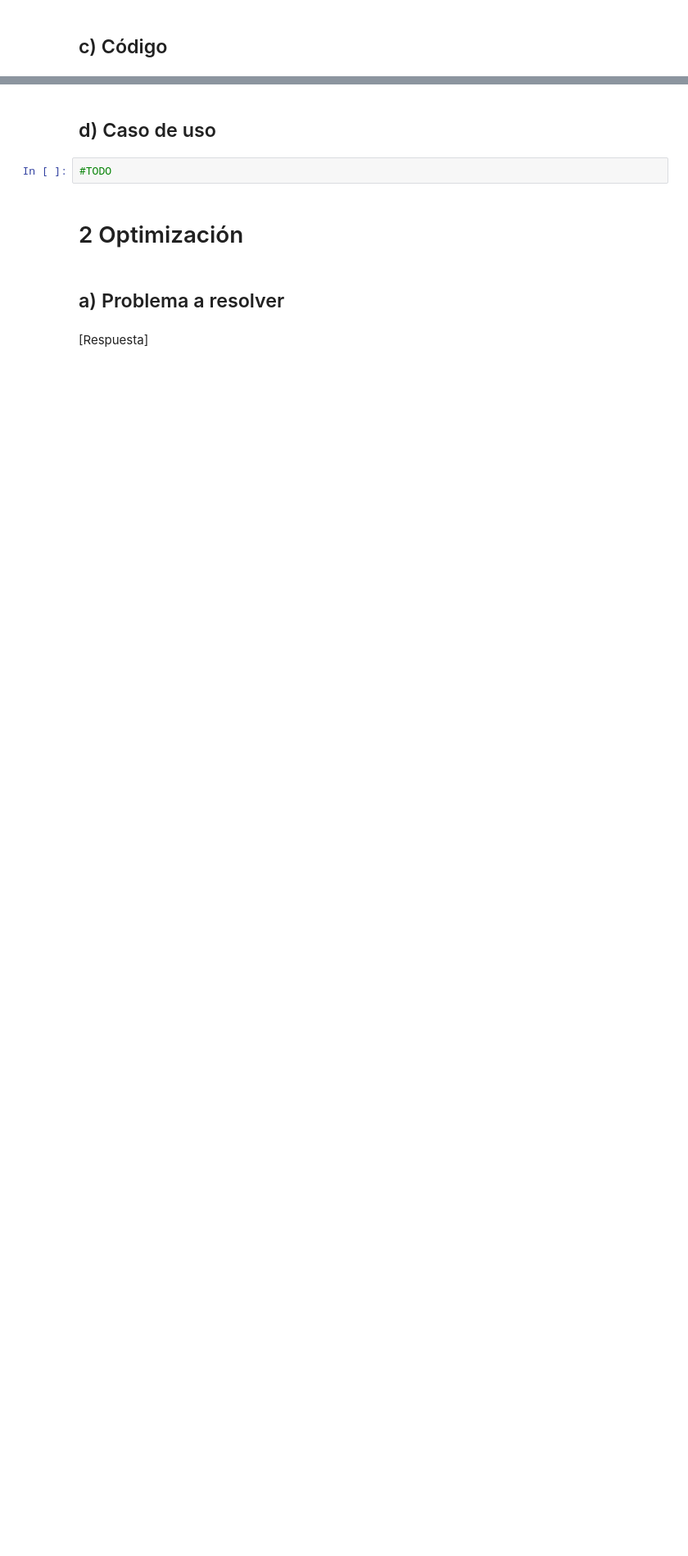
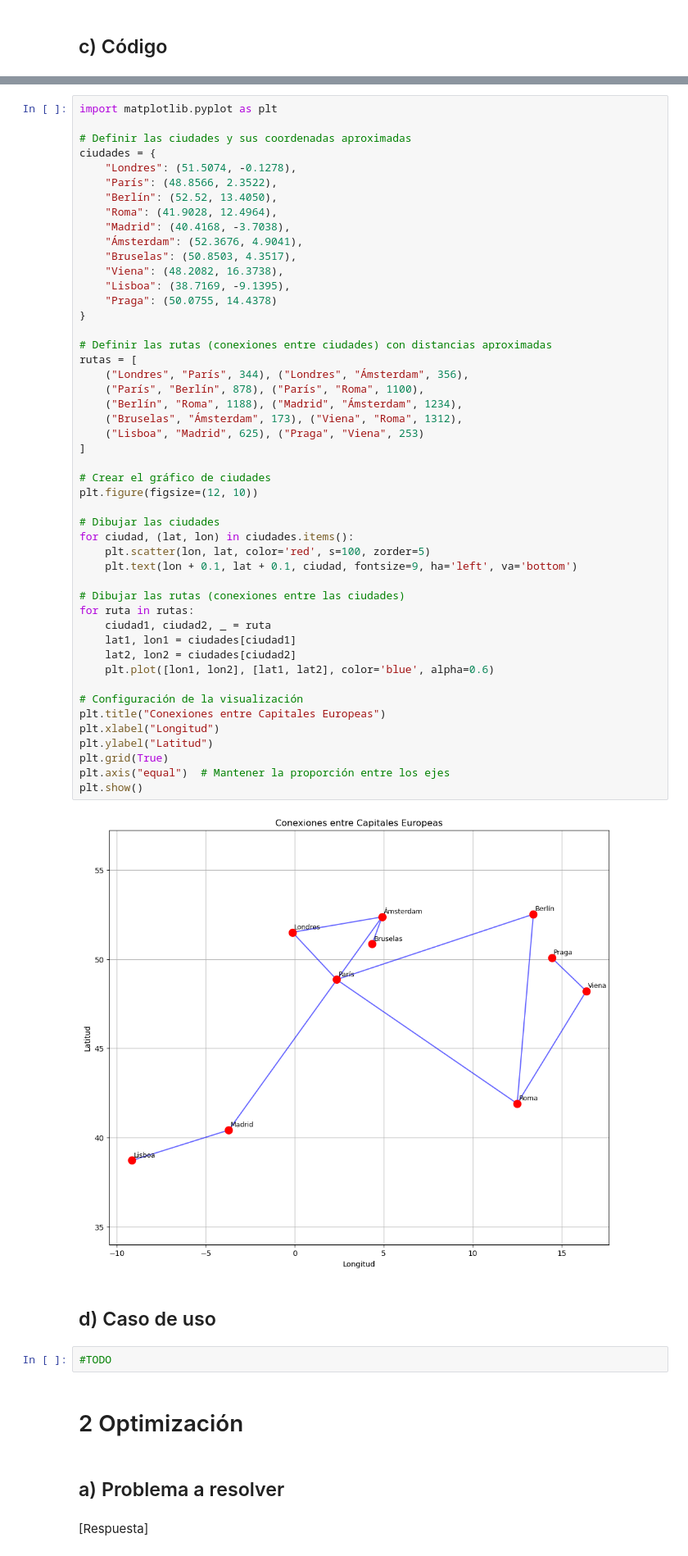
Before and after one commit to jdecruzdeusto/Practica-4-Busquedas-y-evolutivos, a Jupyter notebook: SSII_24-25_Práctica 4.ipynb, the cells around one changed output, grey strips where cells are left out. Shown at 82% size. Saved outputs shown, nothing was run; the diff lists cells and outputs as text; blank space fills up the shorter version.

```diff
--- a/SSII_24-25_Práctica 4.ipynb
+++ b/SSII_24-25_Práctica 4.ipynb
@@ -144,3 +145,53 @@ Adjuntar todos los archivos **sin comprimir** a la entrega correspondiente.
+# %%
+import matplotlib.pyplot as plt
+
+# Definir las ciudades y sus coordenadas aproximadas
+ciudades = {
+    "Londres": (51.5074, -0.1278),
+    "París": (48.8566, 2.3522),
+    "Berlín": (52.52, 13.4050),
+    "Roma": (41.9028, 12.4964),
+    "Madrid": (40.4168, -3.7038),
+    "Ámsterdam": (52.3676, 4.9041),
+    "Bruselas": (50.8503, 4.3517),
+    "Viena": (48.2082, 16.3738),
+    "Lisboa": (38.7169, -9.1395),
+    "Praga": (50.0755, 14.4378)
+}
+
+# Definir las rutas (conexiones entre ciudades) con distancias aproximadas
+rutas = [
+    ("Londres", "París", 344), ("Londres", "Ámsterdam", 356),
+    ("París", "Berlín", 878), ("París", "Roma", 1100),
+    ("Berlín", "Roma", 1188), ("Madrid", "Ámsterdam", 1234),
+    ("Bruselas", "Ámsterdam", 173), ("Viena", "Roma", 1312),
+    ("Lisboa", "Madrid", 625), ("Praga", "Viena", 253)
+]
+
+# Crear el gráfico de ciudades
+plt.figure(figsize=(12, 10))
+
+# Dibujar las ciudades
+for ciudad, (lat, lon) in ciudades.items():
+    plt.scatter(lon, lat, color='red', s=100, zorder=5)
+    plt.text(lon + 0.1, lat + 0.1, ciudad, fontsize=9, ha='left', va='bottom')
+
+# Dibujar las rutas (conexiones entre las ciudades)
+for ruta in rutas:
+    ciudad1, ciudad2, _ = ruta
+    lat1, lon1 = ciudades[ciudad1]
+    lat2, lon2 = ciudades[ciudad2]
+    plt.plot([lon1, lon2], [lat1, lat2], color='blue', alpha=0.6)
+
+# Configuración de la visualización
+plt.title("Conexiones entre Capitales Europeas")
+plt.xlabel("Longitud")
+plt.ylabel("Latitud")
+plt.grid(True)
+plt.axis("equal")  # Mantener la proporción entre los ejes
+plt.show()
+# %% [output]
+[figure, added]
 # %% [markdown]
 ## d) Caso de uso
 # %%
```
Also changed, not shown: parts of 6 cells of this notebook.
